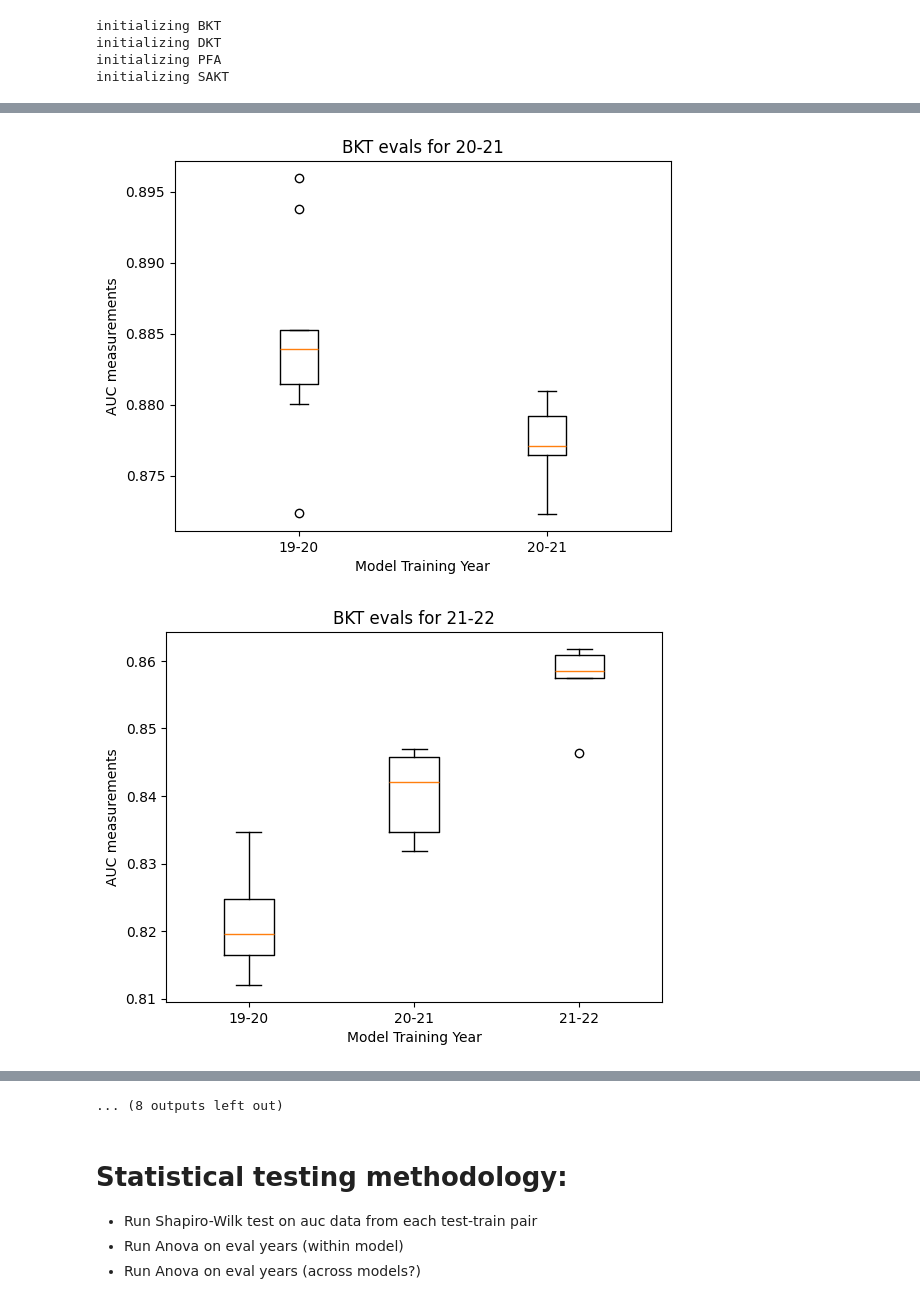
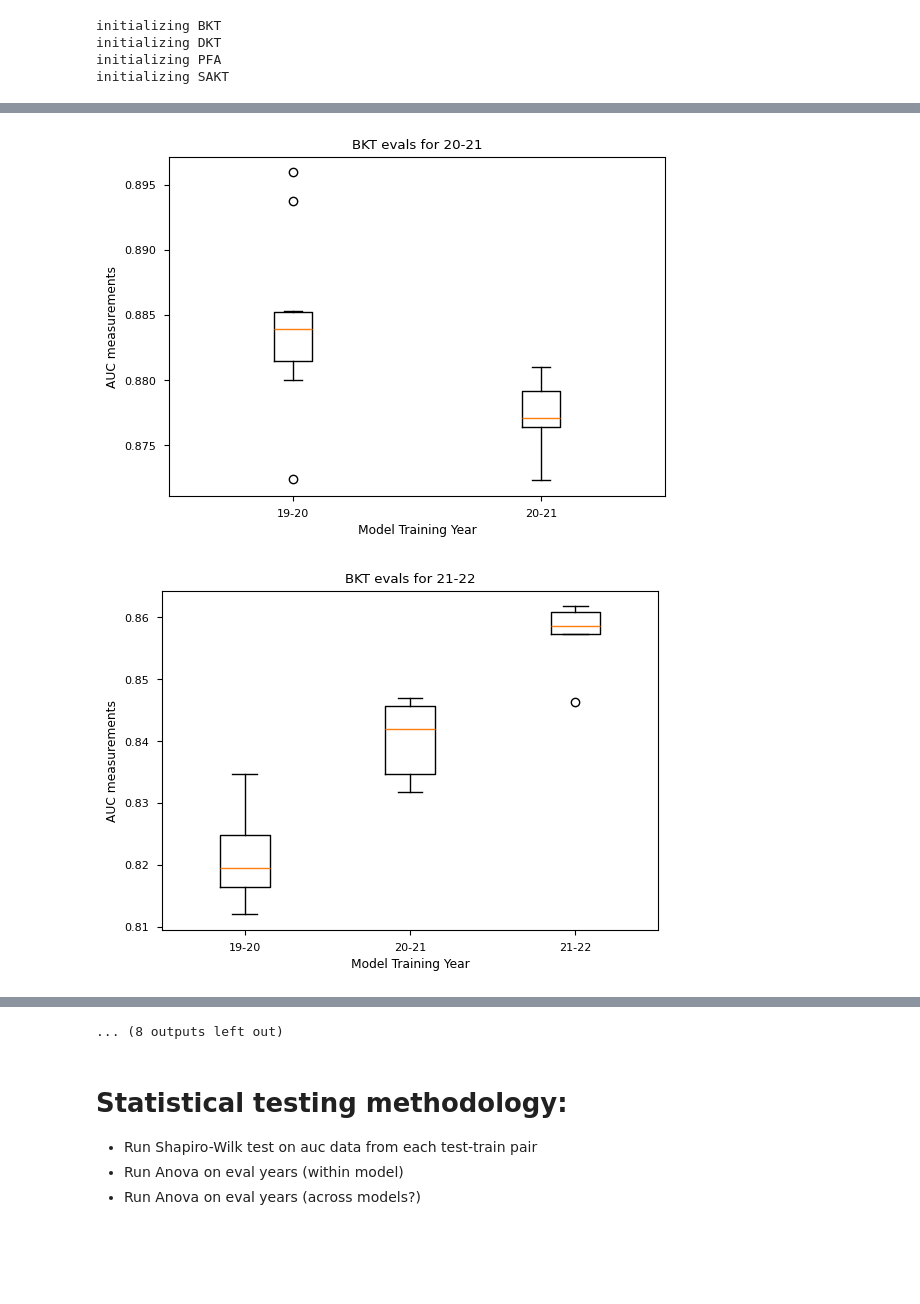
Before and after one commit to ASSISTments-IQP/LongitudinalKnowledgeTracing24, a Jupyter notebook: data_analysis.ipynb, the cells around one changed output, grey strips where cells are left out. Drawn from its saved outputs; the diff is of its cells as text; code cells hidden in the pictures; blank space fills up the shorter version.

```diff
--- a/data_analysis.ipynb
+++ b/data_analysis.ipynb
@@ -116,13 +138,14 @@ initializing SAKT
 # %%
+plt.style.use('seaborn-v0_8-paper')
 for model, model_dct in res_dict.items():
 	for eval_year, dct in model_dct.items():
 		train_years = dct.keys()
 		aucs = dct.values()
 		plt.boxplot(aucs,tick_labels=train_years)
 		plt.xlabel('Model Training Year')
 		plt.ylabel('AUC measurements')
 		plt.title(f'{model} evals for {eval_year}')
 		plt.show()
 # %% [output]
-[figure, old version]
+[figure, new version]
-[figure, old version]
+[figure, new version]
```
Also changed, not shown: parts of 4 cells of this notebook, 2 other files.
